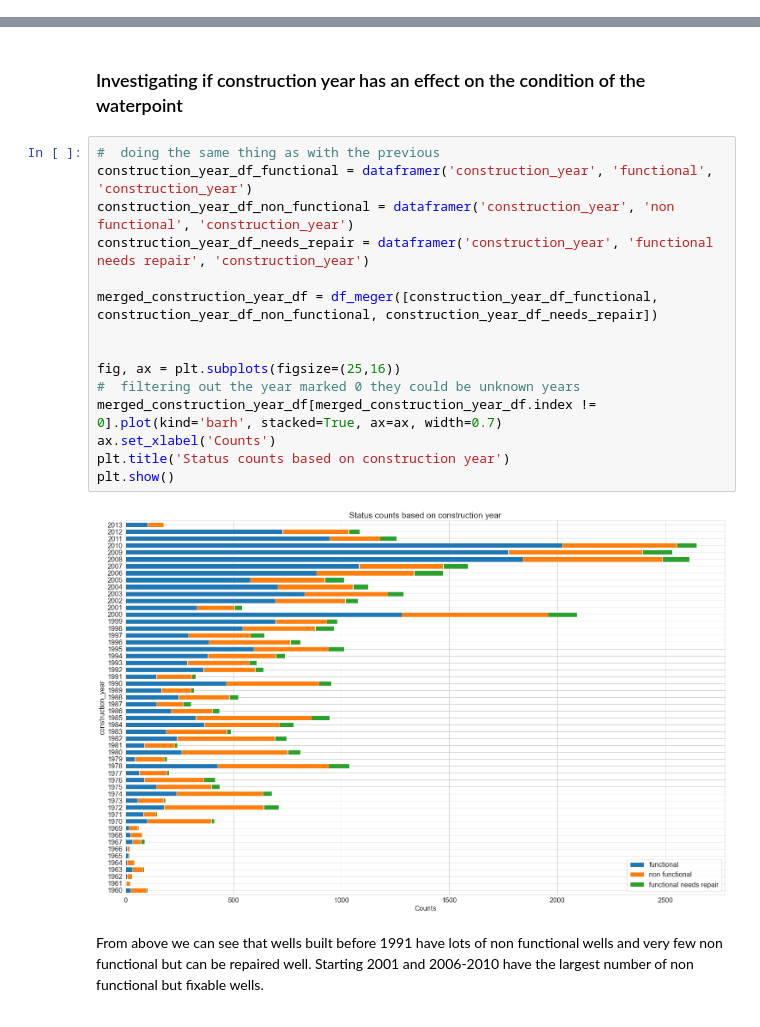
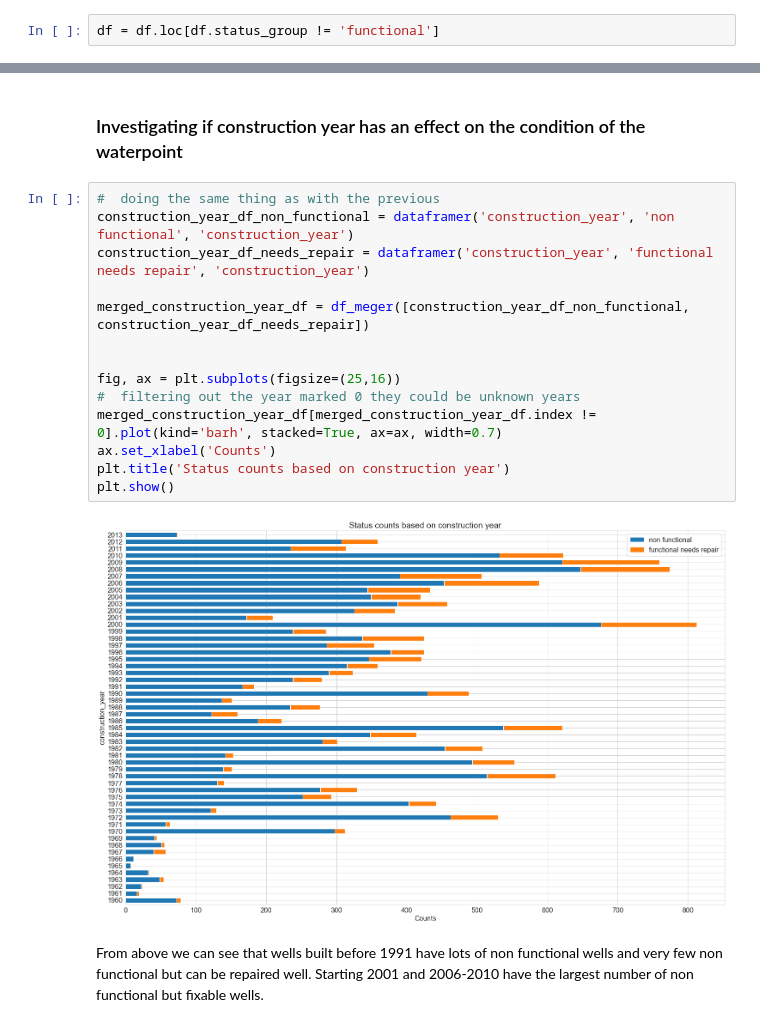
Before and after one commit to IainMosima/Tanzania-water-point-status-prediction-project, a Jupyter notebook: notebooks/1EDA.ipynb, the cells around one changed output, grey strips where cells are left out. Cells and saved outputs as stored; diff of their text form.

```diff
--- a/notebooks/1EDA.ipynb
+++ b/notebooks/1EDA.ipynb
@@ -128,0 +136,2 @@ df.describe().T
+# %%
+df = df.loc[df.status_group != 'functional']
@@ -391,21 +396,20 @@ It can be deduced, water points where payments are made the number of functional
 ### Investigating if construction year has an effect on the condition of the waterpoint
 # %%
 #  doing the same thing as with the previous
-construction_year_df_functional = dataframer('construction_year', 'functional', 'construction_year')
 construction_year_df_non_functional = dataframer('construction_year', 'non functional', 'construction_year')
 construction_year_df_needs_repair = dataframer('construction_year', 'functional needs repair', 'construction_year')
 
-merged_construction_year_df = df_meger([construction_year_df_functional, construction_year_df_non_functional, construction_year_df_needs_repair])
+merged_construction_year_df = df_meger([construction_year_df_non_functional, construction_year_df_needs_repair])
 
 
 fig, ax = plt.subplots(figsize=(25,16))
 #  filtering out the year marked 0 they could be unknown years
 merged_construction_year_df[merged_construction_year_df.index != 0].plot(kind='barh', stacked=True, ax=ax, width=0.7)
 ax.set_xlabel('Counts')
 plt.title('Status counts based on construction year')
 plt.show()
 # %% [output]
-[figure, old version]
+[figure, new version]
 # %% [markdown]
 From above we can see that wells built before 1991 have lots of non functional wells and very few non functional but can be repaired well. Starting 2001 and 2006-2010 have the largest number of non functional but fixable wells.
 # %% [markdown]
```
Also changed, not shown: parts of 30 cells of this notebook, 8 other files.
